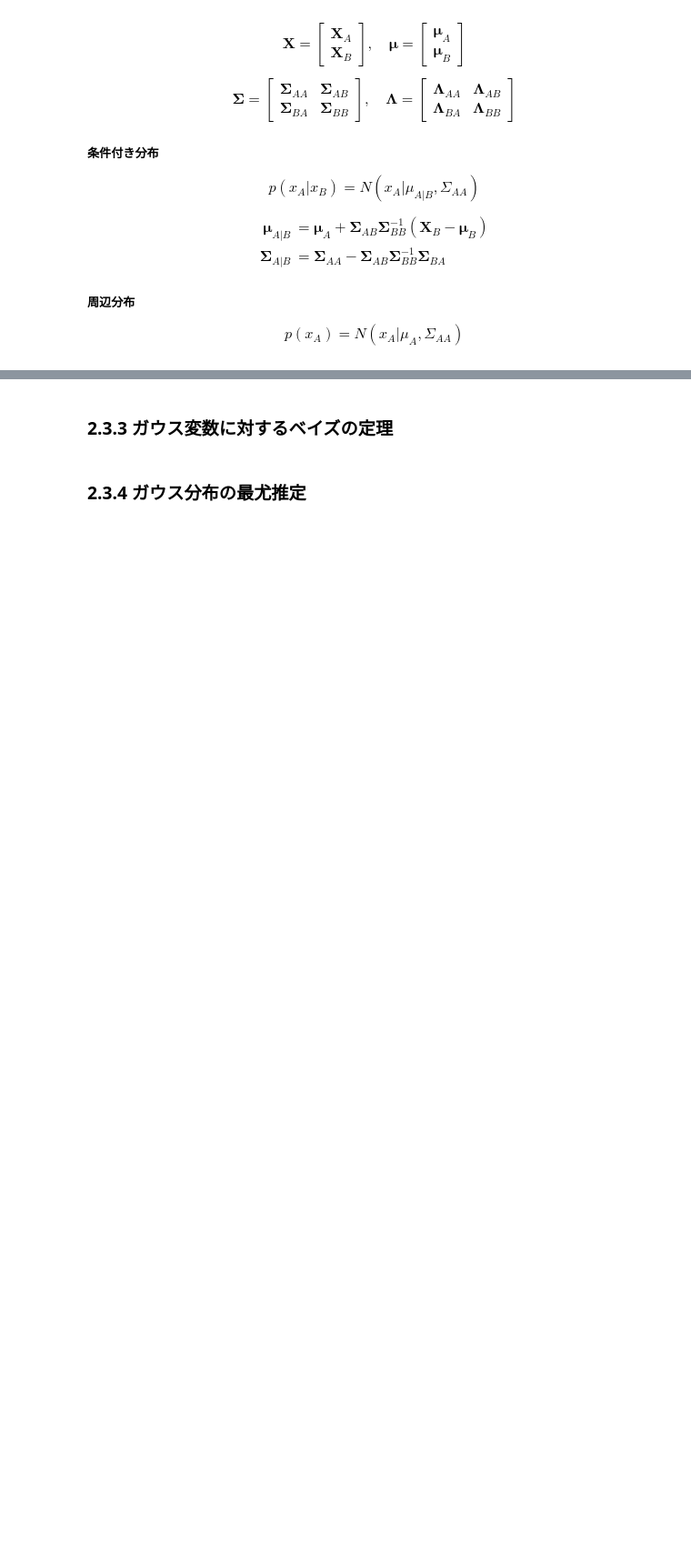
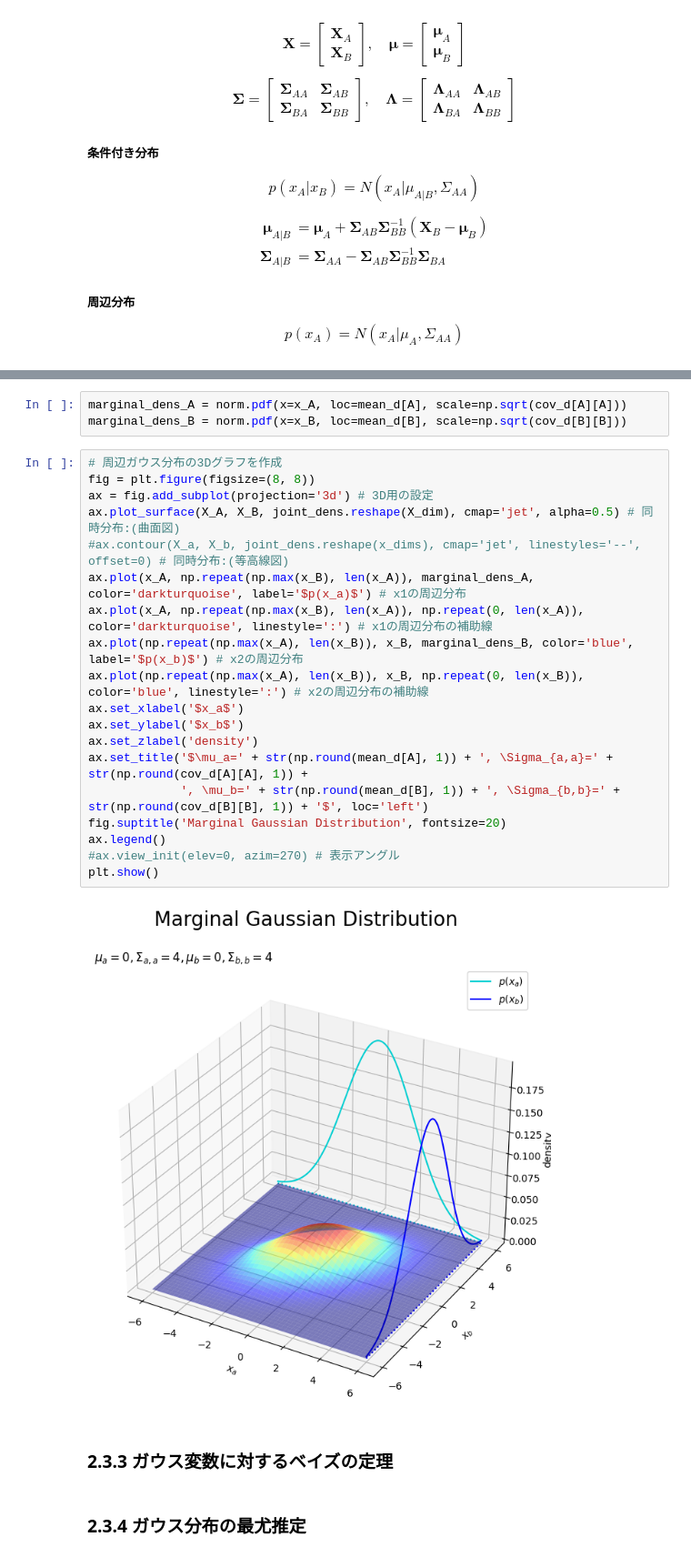
Before and after one commit to arata234/PRML, a Jupyter notebook: cp2_probability_distribution.ipynb, the cells around one changed output, grey strips where cells are left out. Shown at 91% size. Cells and saved outputs as stored; diff of their text form; blank space fills up the shorter version.

```diff
--- a/cp2_probability_distribution.ipynb
+++ b/cp2_probability_distribution.ipynb
@@ -727,3 +764,27 @@ $$
+# %%
+marginal_dens_A = norm.pdf(x=x_A, loc=mean_d[A], scale=np.sqrt(cov_d[A][A]))
+marginal_dens_B = norm.pdf(x=x_B, loc=mean_d[B], scale=np.sqrt(cov_d[B][B]))
+# %%
+# 周辺ガウス分布の3Dグラフを作成
+fig = plt.figure(figsize=(8, 8))
+ax = fig.add_subplot(projection='3d') # 3D用の設定
+ax.plot_surface(X_A, X_B, joint_dens.reshape(X_dim), cmap='jet', alpha=0.5) # 同時分布:(曲面図)
+#ax.contour(X_a, X_b, joint_dens.reshape(x_dims), cmap='jet', linestyles='--', offset=0) # 同時分布:(等高線図)
+ax.plot(x_A, np.repeat(np.max(x_B), len(x_A)), marginal_dens_A, color='darkturquoise', label='$p(x_a)$') # x1の周辺分布
+ax.plot(x_A, np.repeat(np.max(x_B), len(x_A)), np.repeat(0, len(x_A)), color='darkturquoise', linestyle=':') # x1の周辺分布の補助線
+ax.plot(np.repeat(np.max(x_A), len(x_B)), x_B, marginal_dens_B, color='blue', label='$p(x_b)$') # x2の周辺分布
+ax.plot(np.repeat(np.max(x_A), len(x_B)), x_B, np.repeat(0, len(x_B)), color='blue', linestyle=':') # x2の周辺分布の補助線
+ax.set_xlabel('$x_a$')
+ax.set_ylabel('$x_b$')
+ax.set_zlabel('density')
+ax.set_title('$\mu_a=' + str(np.round(mean_d[A], 1)) + ', \Sigma_{a,a}=' + str(np.round(cov_d[A][A], 1)) +
+             ', \mu_b=' + str(np.round(mean_d[B], 1)) + ', \Sigma_{b,b}=' + str(np.round(cov_d[B][B], 1)) + '$', loc='left')
+fig.suptitle('Marginal Gaussian Distribution', fontsize=20)
+ax.legend()
+#ax.view_init(elev=0, azim=270) # 表示アングル
+plt.show()
+# %% [output]
+[figure, added]
 # %% [markdown]
 ### 2.3.3 ガウス変数に対するベイズの定理
 # %% [markdown]
```
Also changed, not shown: parts of 15 cells of this notebook, 2 other files.
